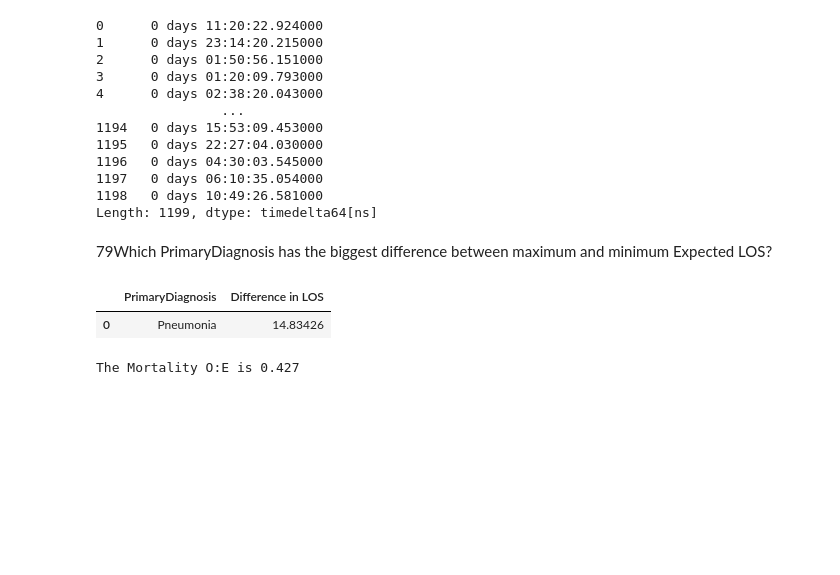
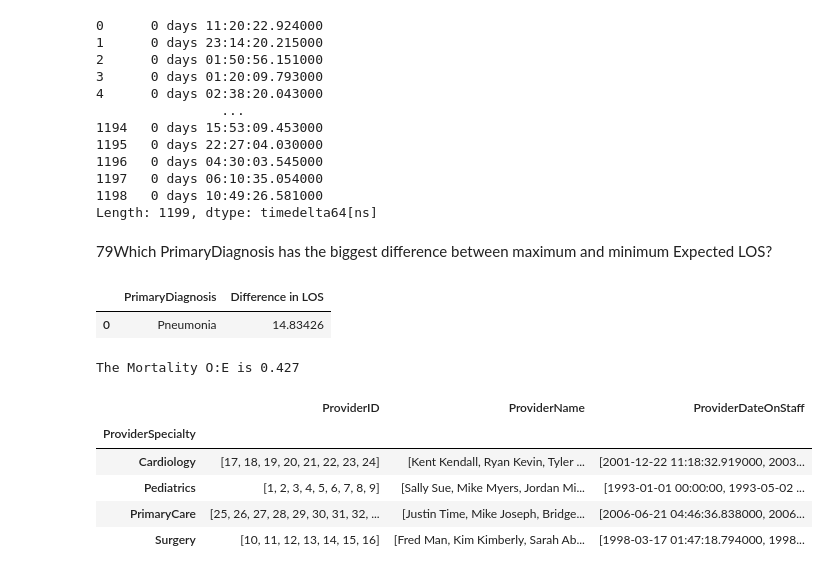
Before and after one commit to svmamidi/Python-Pandas, a Jupyter notebook: Python_pandas_satya_questions.ipynb, the cells around one changed output. Saved outputs shown, nothing was run; the diff lists cells and outputs as text; code cells hidden in the pictures; blank space fills up the shorter version.

```diff
--- a/Python_pandas_satya_questions.ipynb
+++ b/Python_pandas_satya_questions.ipynb
@@ -404,3 +404,13 @@ O_E = round(Obs_mort/Exp_mort,3)
 print("The Mortality O:E is",O_E)
 # %% [output]
 The Mortality O:E is 0.427
+# %%
+Specialty=df_P.groupby('ProviderSpecialty').agg(list)
+display(Specialty)
+# %% [output]
+|  | ProviderID | ProviderName | ProviderDateOnStaff |
+| ProviderSpecialty |  |  |  |
+| Cardiology | [17, 18, 19, 20, 21, 22, 23, 24] | [Kent Kendall, Ryan Kevin, Tyler ... | [2001-12-22 11:18:32.919000, 2003... |
+| Pediatrics | [1, 2, 3, 4, 5, 6, 7, 8, 9] | [Sally Sue, Mike Myers, Jordan Mi... | [1993-01-01 00:00:00, 1993-05-02 ... |
+| PrimaryCare | [25, 26, 27, 28, 29, 30, 31, 32, ... | [Justin Time, Mike Joseph, Bridge... | [2006-06-21 04:46:36.838000, 2006... |
+| Surgery | [10, 11, 12, 13, 14, 15, 16] | [Fred Man, Kim Kimberly, Sarah Ab... | [1998-03-17 01:47:18.794000, 1998... |
```
Also changed, not shown: parts of 2 cells of this notebook.
